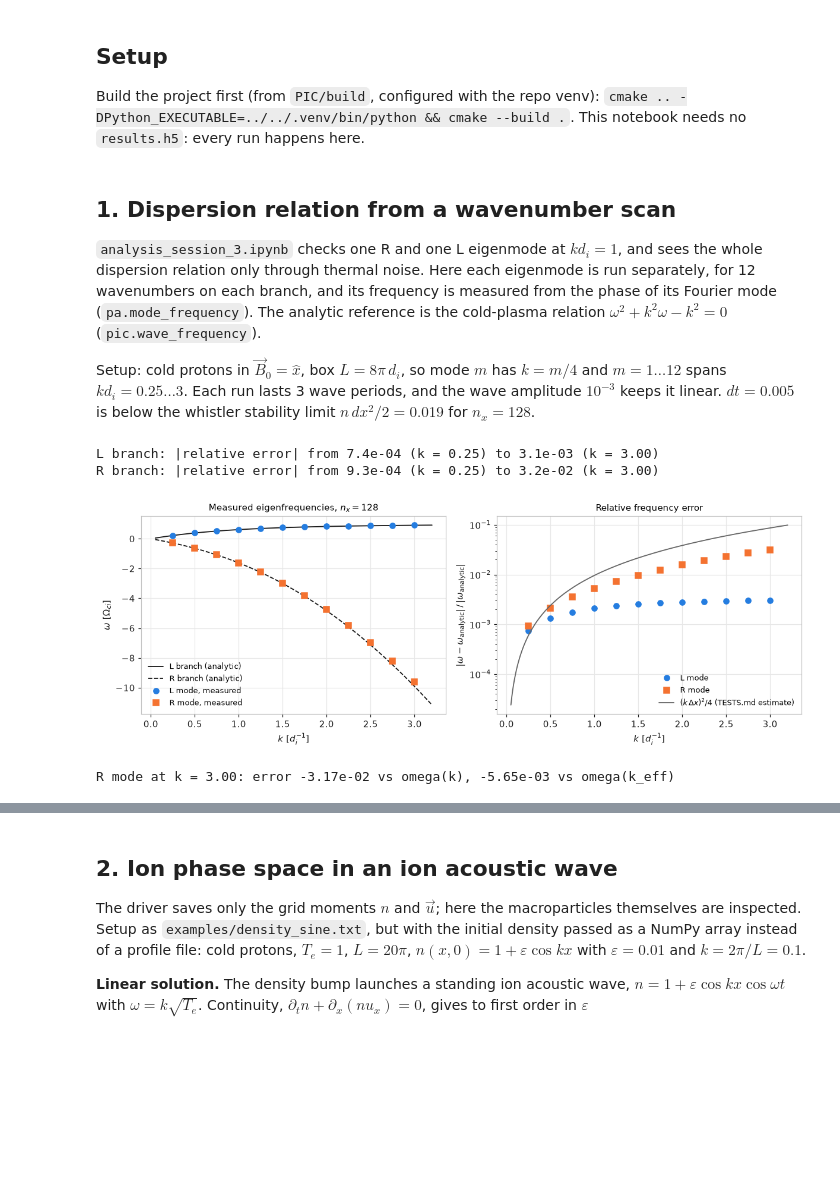
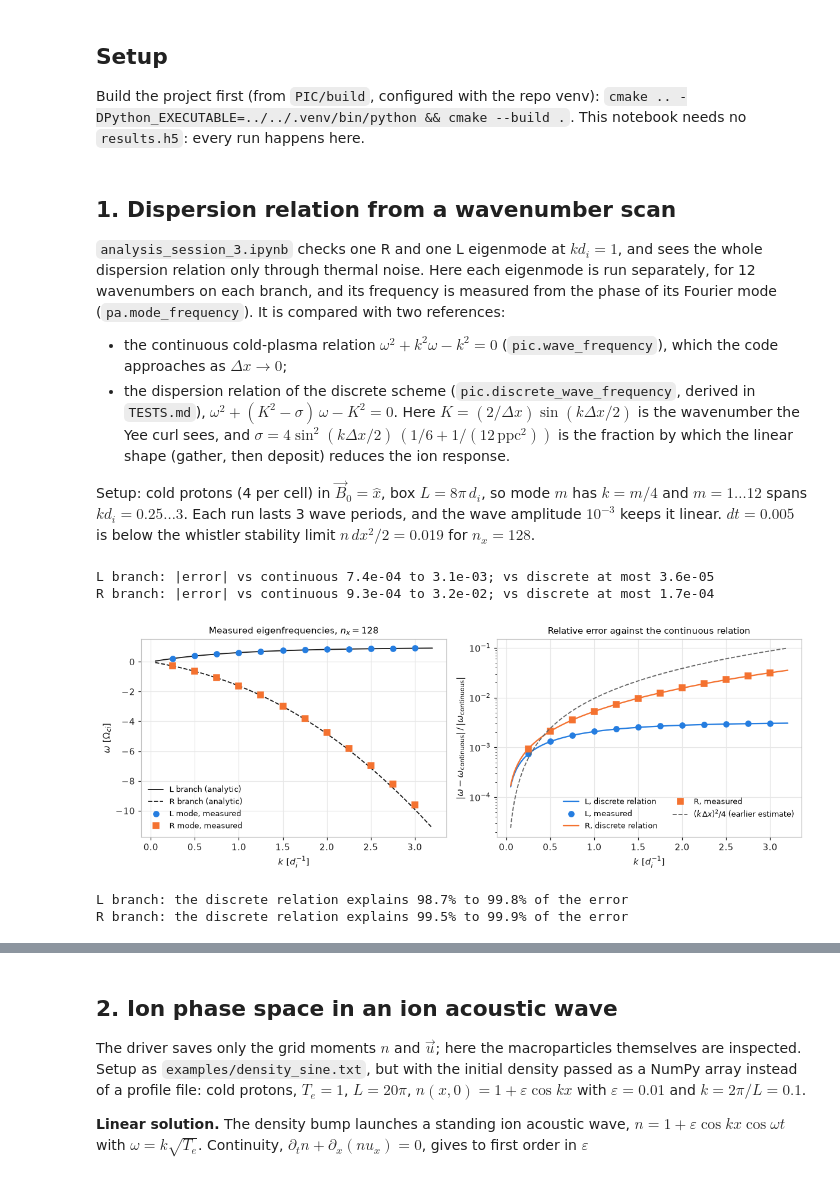
Before and after one commit to pabloreque/HPC, a Jupyter notebook: PIC/analysis_python.ipynb, the cells around one changed output, grey strips where cells are left out. Drawn from its saved outputs; the diff is of its cells as text; code cells hidden in the pictures; blank space fills up the shorter version.

```diff
--- a/PIC/analysis_python.ipynb
+++ b/PIC/analysis_python.ipynb
@@ -26,29 +26,36 @@ pa.apply_style()
 # %% [markdown]
 ## 1. Dispersion relation from a wavenumber scan
 
-`analysis_session_3.ipynb` checks one R and one L eigenmode at $k d_i = 1$, and sees the whole dispersion relation only through thermal noise. Here each eigenmode is run separately, for 12 wavenumbers on each branch, and its frequency is measured from the phase of its Fourier mode (`pa.mode_frequency`). The analytic reference is the cold-plasma relation $\omega^2 + k^2\omega - k^2 = 0$ (`pic.wave_frequency`).
+`analysis_session_3.ipynb` checks one R and one L eigenmode at $k d_i = 1$, and sees the whole dispersion relation only through thermal noise. Here each eigenmode is run separately, for 12 wavenumbers on each branch, and its frequency is measured from the phase of its Fourier mode (`pa.mode_frequency`). It is compared with two references:
 
-Setup: cold protons in $\vec B_0 = \hat x$, box $L = 8\pi\,d_i$, so mode $m$ has $k = m/4$ and $m = 1 \dots 12$ spans $k d_i = 0.25 \dots 3$. Each run lasts 3 wave periods, and the wave amplitude $10^{-3}$ keeps it linear. $dt = 0.005$ is below the whistler stability limit $n\,dx^2/2 = 0.019$ for $n_x = 128$.
+- the continuous cold-plasma relation $\omega^2 + k^2\omega - k^2 = 0$ (`pic.wave_frequency`), which the code approaches as $\Delta x \to 0$;
+- the dispersion relation of the discrete scheme (`pic.discrete_wave_frequency`, derived in `TESTS.md`), $\omega^2 + (K^2 - \sigma)\,\omega - K^2 = 0$. Here $K = (2/\Delta x)\sin(k\Delta x/2)$ is the wavenumber the Yee curl sees, and $\sigma = 4\sin^2(k\Delta x/2)\,(1/6 + 1/(12\,\text{ppc}^2))$ is the fraction by which the linear shape (gather, then deposit) reduces the ion response.
+
+Setup: cold protons (4 per cell) in $\vec B_0 = \hat x$, box $L = 8\pi\,d_i$, so mode $m$ has $k = m/4$ and $m = 1 \dots 12$ spans $k d_i = 0.25 \dots 3$. Each run lasts 3 wave periods, and the wave amplitude $10^{-3}$ keeps it linear. $dt = 0.005$ is below the whistler stability limit $n\,dx^2/2 = 0.019$ for $n_x = 128$.
 # %%
 BOX_LENGTH = 8 * np.pi
 WAVE_AMPLITUDE = 1e-3
 PERIODS_PER_RUN = 3
+PARTICLES_PER_CELL = 4
 SCAN_MODES = np.arange(1, 13)
 BRANCHES = ("L", "R")
 
 
 def measure_eigenmode(branch, mode, nx, dt):
     # Runs one cold eigenmode for PERIODS_PER_RUN periods and returns its
-    # wavenumber and the relative error of its measured frequency.
+    # wavenumber, its measured frequency, and the relative error of that
+    # frequency against the continuous and the discrete references.
     k = 2 * np.pi * mode / BOX_LENGTH
     exact = pic.wave_frequency(k, branch)
+    discrete = pic.discrete_wave_frequency(k, BOX_LENGTH / nx, PARTICLES_PER_CELL, branch)
     steps = int(np.ceil(PERIODS_PER_RUN * 2 * np.pi / abs(exact) / dt))
-    sim = pic.HybridSimulation(nx=nx, length=BOX_LENGTH, dt=dt, B=(1, 0, 0), ppc=4,
-                               wave_mode=int(mode), wave_amplitude=WAVE_AMPLITUDE,
-                               wave_branch=branch, output_every=5)
+    sim = pic.HybridSimulation(nx=nx, length=BOX_LENGTH, dt=dt, B=(1, 0, 0),
+                               ppc=PARTICLES_PER_CELL, wave_mode=int(mode),
+                               wave_amplitude=WAVE_AMPLITUDE, wave_branch=branch,
+                               output_every=5)
     sim.run(steps)
     omega, _ = pa.mode_frequency(sim.history(), k)
-    return k, omega, (omega - exact) / exact
+    return k, omega, (omega - exact) / exact, (omega - discrete) / discrete
 
 
 SCAN_NX, SCAN_DT = 128, 0.005
@@ -56,46 +63,51 @@ scan = {branch: np.array([measure_eigenmode(branch, mode, SCAN_NX, SCAN_DT)
                           for mode in SCAN_MODES])
         for branch in BRANCHES}
 for branch in BRANCHES:
-    k, omega, error = scan[branch].T
-    print(f"{branch} branch: |relative error| from {np.abs(error).min():.1e} "
-          f"(k = {k[np.abs(error).argmin()]:.2f}) to {np.abs(error).max():.1e} "
-          f"(k = {k[np.abs(error).argmax()]:.2f})")
+    k, omega, error, error_discrete = scan[branch].T
+    print(f"{branch} branch: |error| vs continuous {np.abs(error).min():.1e} to "
+          f"{np.abs(error).max():.1e}; vs discrete at most {np.abs(error_discrete).max():.1e}")
 # %% [output]
-L branch: |relative error| from 7.4e-04 (k = 0.25) to 3.1e-03 (k = 3.00)
-R branch: |relative error| from 9.3e-04 (k = 0.25) to 3.2e-02 (k = 3.00)
+L branch: |error| vs continuous 7.4e-04 to 3.1e-03; vs discrete at most 3.6e-05
+R branch: |error| vs continuous 9.3e-04 to 3.2e-02; vs discrete at most 1.7e-04
 # %%
 dx = BOX_LENGTH / SCAN_NX
 k_dense = np.linspace(0.05, 3.2, 300)
 markers = {"L": "o", "R": "s"}
 colors = {"L": pa.L_BRANCH_COLOR, "R": pa.R_BRANCH_COLOR}
 
 fig, (ax_w, ax_err) = plt.subplots(1, 2, figsize=(11, 4))
 pa.plot_wave_branches(ax_w, k_dense)
 for branch in BRANCHES:
-    k, omega, error = scan[branch].T
+    k, omega, error, _ = scan[branch].T
     ax_w.plot(k, omega, markers[branch], color=colors[branch], ms=6,
               label=f"{branch} mode, measured")
+    # Error the discrete relation predicts against the continuous one.
+    exact = pic.wave_frequency(k_dense, branch)
+    predicted = pic.discrete_wave_frequency(k_dense, dx, PARTICLES_PER_CELL, branch) / exact - 1
+    ax_err.plot(k_dense, np.abs(predicted), color=colors[branch], lw=1.5,
+                label=f"{branch}, discrete relation")
     ax_err.plot(k, np.abs(error), markers[branch], color=colors[branch], ms=6,
-                label=f"{branch} mode")
-ax_err.plot(k_dense, (k_dense * dx)**2 / 4, color=pa.ANALYTIC_COLOR, lw=1.2,
-            label=r"$(k\,\Delta x)^2/4$ (TESTS.md estimate)")
+                label=f"{branch}, measured")
+ax_err.plot(k_dense, (k_dense * dx)**2 / 4, color=pa.ANALYTIC_COLOR, lw=1.2, ls="--",
+            label=r"$(k\,\Delta x)^2/4$ (earlier estimate)")
 ax_w.set(xlabel=r"$k\ [d_i^{-1}]$", ylabel=r"$\omega\ [\Omega_{ci}]$",
          title=r"Measured eigenfrequencies, $n_x = 128$")
-ax_err.set(xlabel=r"$k\ [d_i^{-1}]$", ylabel=r"$|\omega - \omega_{\rm analytic}|\,/\,|\omega_{\rm analytic}|$",
-           yscale="log", title="Relative frequency error")
+ax_err.set(xlabel=r"$k\ [d_i^{-1}]$",
+           ylabel=r"$|\omega - \omega_{\rm continuous}|\,/\,|\omega_{\rm continuous}|$",
+           yscale="log", title="Relative error against the continuous relation")
 ax_w.legend()
-ax_err.legend()
+ax_err.legend(ncol=2)
 plt.tight_layout()
 plt.show()
 
-# Grid dispersion: the two centered derivatives of curl(curl B) see
-# k_eff = (2/dx) sin(k dx/2) instead of k.
-k, omega, error = scan["R"].T
-k_eff = 2 / dx * np.sin(k * dx / 2)
-error_eff = (omega - pic.wave_frequency(k_eff, "R")) / pic.wave_frequency(k_eff, "R")
-print(f"R mode at k = {k[-1]:.2f}: error {error[-1]:+.2e} vs omega(k), "
-      f"{error_eff[-1]:+.2e} vs omega(k_eff)")
+# How much of the error the discrete relation explains, run by run.
+for branch in BRANCHES:
+    k, omega, error, error_discrete = scan[branch].T
+    explained = 1 - np.abs(error_discrete / error)
+    print(f"{branch} branch: the discrete relation explains {explained.min():.1%} "
+          f"to {explained.max():.1%} of the error")
 # %% [output]
-[figure, old version]
+[figure, new version]
-R mode at k = 3.00: error -3.17e-02 vs omega(k), -5.65e-03 vs omega(k_eff)
+L branch: the discrete relation explains 98.7% to 99.8% of the error
+R branch: the discrete relation explains 99.5% to 99.9% of the error
 # %% [markdown]
```
Also changed, not shown: parts of 4 cells of this notebook, 8 other files.
